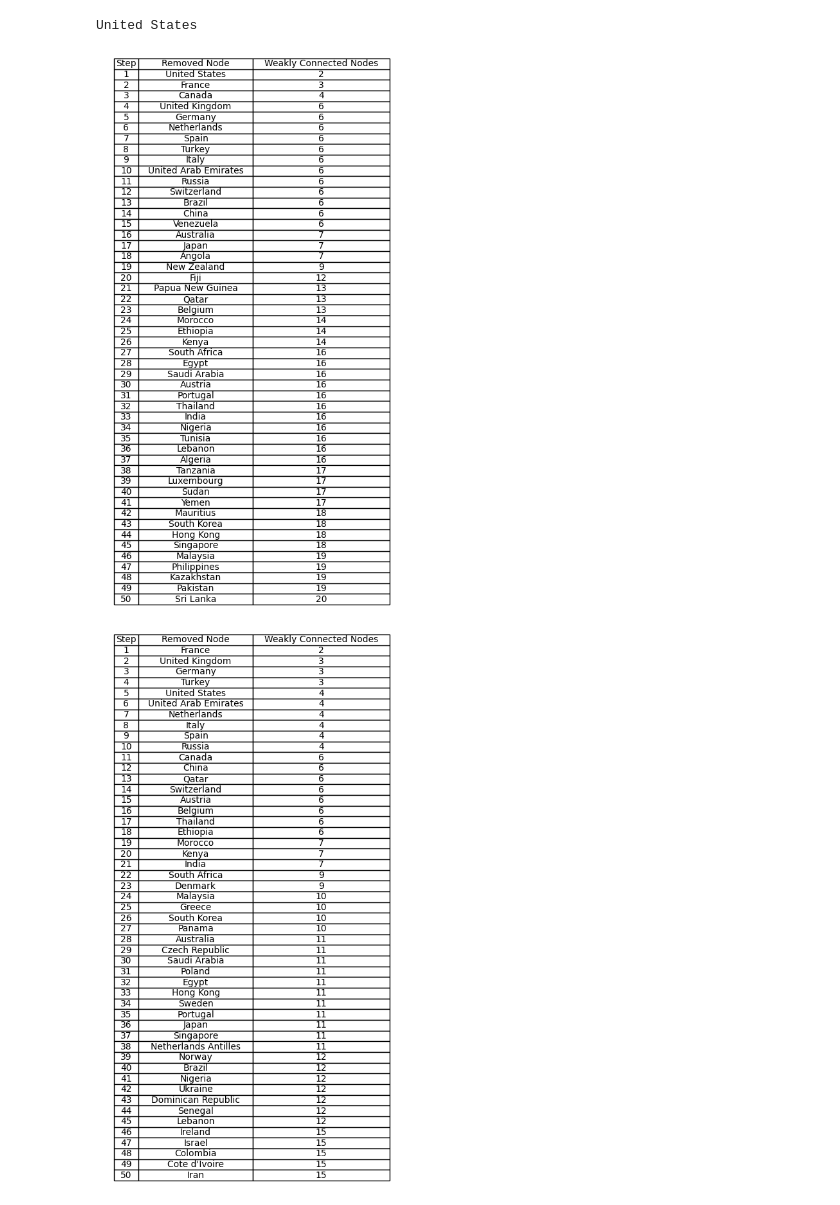
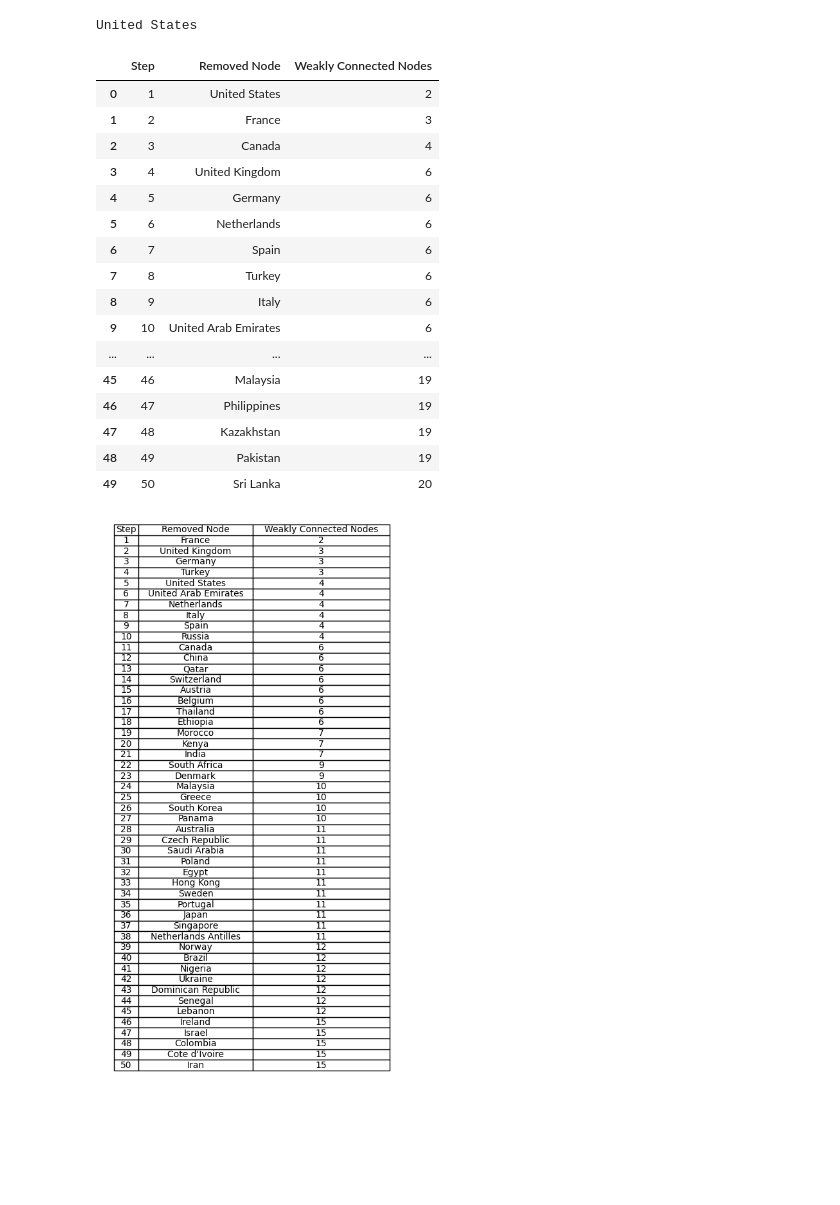
Before and after one commit to jplgarcia/analise_de_dados_complexos, a Jupyter notebook: projeto.ipynb, the cells around one changed output. Drawn from its saved outputs; the diff is of its cells as text; code cells hidden in the pictures; blank space fills up the shorter version.

```diff
--- a/projeto.ipynb
+++ b/projeto.ipynb
@@ -271,9 +271,26 @@ def showTable(result_table):
     plt.show()
 # %%
 result_table = modify_graph(flight_graph, "betweeness_centrality", n=50)
-showTable(result_table)
+#showTable(result_table)
+result_table
 # %% [output]
-[figure, removed]
+|  | Step | Removed Node | Weakly Connected Nodes |
+| 0 | 1 | United States | 2 |
+| 1 | 2 | France | 3 |
+| 2 | 3 | Canada | 4 |
+| 3 | 4 | United Kingdom | 6 |
+| 4 | 5 | Germany | 6 |
+| 5 | 6 | Netherlands | 6 |
+| 6 | 7 | Spain | 6 |
+| 7 | 8 | Turkey | 6 |
+| 8 | 9 | Italy | 6 |
+| 9 | 10 | United Arab Emirates | 6 |
+| ... | ... | ... | ... |
+| 45 | 46 | Malaysia | 19 |
+| 46 | 47 | Philippines | 19 |
+| 47 | 48 | Kazakhstan | 19 |
+| 48 | 49 | Pakistan | 19 |
+| 49 | 50 | Sri Lanka | 20 |
 # %%
 result_table = modify_graph(flight_graph, "degree", n=50)
 showTable(result_table)
```
Also changed, not shown: parts of 3 cells of this notebook.
